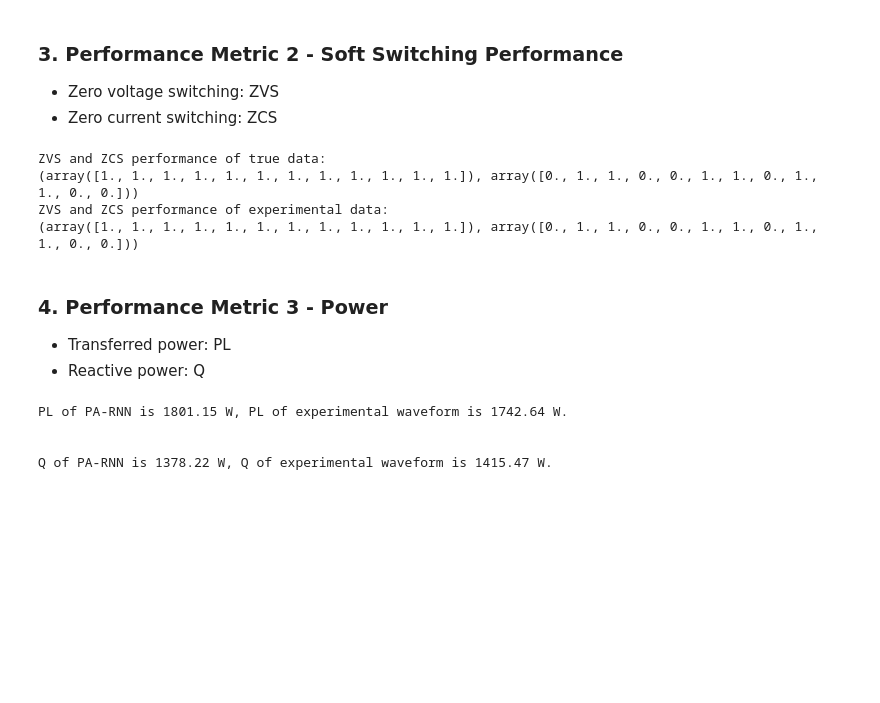
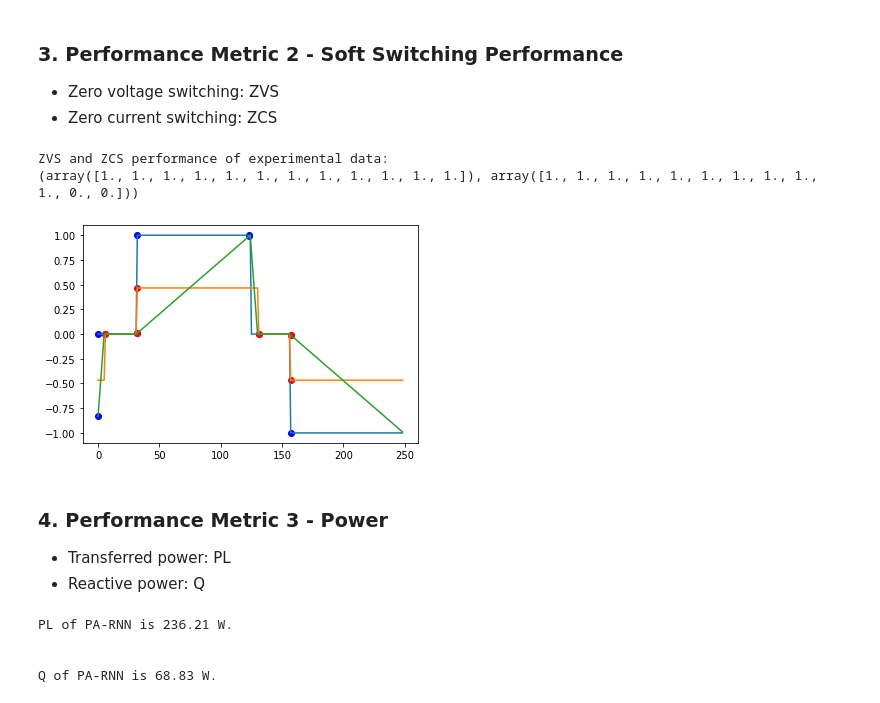
Before and after one commit to XinzeLee/STAR_Metric_Adapter, a Jupyter notebook: Metric Adapter for Diverse Performances.ipynb, the cells around one changed output. Cells and saved outputs as stored; diff of their text form; code cells hidden in the pictures; blank space fills up the shorter version.

```diff
--- a/Metric Adapter for Diverse Performances.ipynb
+++ b/Metric Adapter for Diverse Performances.ipynb
@@ -89,7 +85,7 @@ def locate(v, V):
         v0 = v[i]
     return idx
 
-Vo_map = {0: 140, 1: 150, 2: 160}
+Vo_map = {0: 140, 1: 160}
 def segment(vp, iL):
     V = Vo_map[selected_idx]
     # segment the NPC bridge to obtain each drain/collection current
@@ -142,17 +137,28 @@ def soft_switching(iL, vp, vs):
 # %%
 Vin = 300
-threshold = 1e-1
+threshold = 2e-2
 
-print("ZVS and ZCS performance of true data:")
-print(soft_switching(iL_true, vp_true, vs_true))
 
+ZVZCS_pred = soft_switching(iL_PA_RNN, vp_ES, vs_ES)
 print("ZVS and ZCS performance of experimental data:")
-print(soft_switching(iL_PA_RNN, vp_true, vs_true))
+print(ZVZCS_pred[:2])
+
+indices, indices2 = ZVZCS_pred[2:]
+indices[2] -= 1
+indices[2] -= 1
+plt.figure()
+plt.plot(vp_ES/300)
+plt.plot(vs_ES/300)
+plt.scatter(indices, vp_ES[indices]/300, c="b")
+plt.scatter(indices, iL_PA_RNN[indices]/iL_PA_RNN.max(), c="b")
+plt.scatter(indices2, vs_ES[indices2]/300, c="r")
+plt.scatter(indices2, iL_PA_RNN[indices2]/iL_PA_RNN.max(), c="r")
+plt.plot(iL_PA_RNN/iL_PA_RNN.max())
+plt.show()
 # %% [output]
-ZVS and ZCS performance of true data:
-(array([1., 1., 1., 1., 1., 1., 1., 1., 1., 1., 1., 1.]), array([0., 1., 1., 0., 0., 1., 1., 0., 1., 1., 0., 0.]))
 ZVS and ZCS performance of experimental data:
-(array([1., 1., 1., 1., 1., 1., 1., 1., 1., 1., 1., 1.]), array([0., 1., 1., 0., 0., 1., 1., 0., 1., 1., 0., 0.]))
+(array([1., 1., 1., 1., 1., 1., 1., 1., 1., 1., 1., 1.]), array([1., 1., 1., 1., 1., 1., 1., 1., 1., 1., 0., 0.]))
+[figure, added]
 # %% [markdown]
 ### 4. Performance Metric 3 - Power
 * Transferred power: PL
@@ -168,18 +174,16 @@ def power(vp, vs, iL, metric="PL", delta_T=200e-9):
 # %%
 # get power transferred
 PL_PA_RNN = power(vp_ES, vs_ES, iL_PA_RNN, metric="PL")
-PL_true = power(vp_true, vs_true, iL_true, metric="PL")
-print(f"PL of PA-RNN is {PL_PA_RNN:.2f} W, PL of experimental waveform is {PL_true:.2f} W.")
+print(f"PL of PA-RNN is {PL_PA_RNN:.2f} W.")
 
 print("\n")
 
 # get reactive power
 n = 2
 Q_PA_RNN = power(vp_ES, vs_ES, iL_PA_RNN, metric="Q")
-Q_true = power(vp_true, vs_true, iL_true, metric="Q")
-print(f"Q of PA-RNN is {Q_PA_RNN:.2f} W, Q of experimental waveform is {Q_true:.2f} W.")
+print(f"Q of PA-RNN is {Q_PA_RNN:.2f} W.")
 # %% [output]
-PL of PA-RNN is 1801.15 W, PL of experimental waveform is 1742.64 W.
+PL of PA-RNN is 236.21 W.
 
 
-Q of PA-RNN is 1378.22 W, Q of experimental waveform is 1415.47 W.
+Q of PA-RNN is 68.83 W.
```
Also changed, not shown: parts of 4 cells of this notebook.
